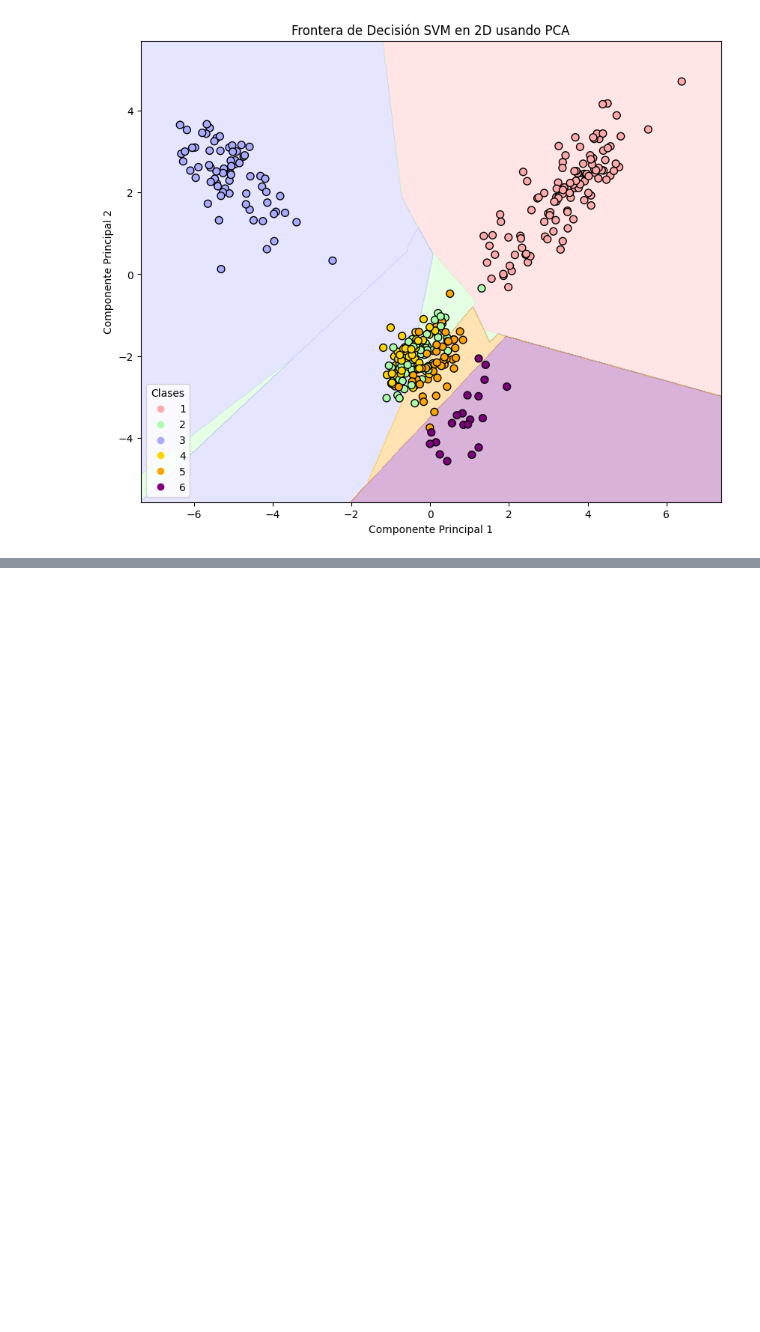
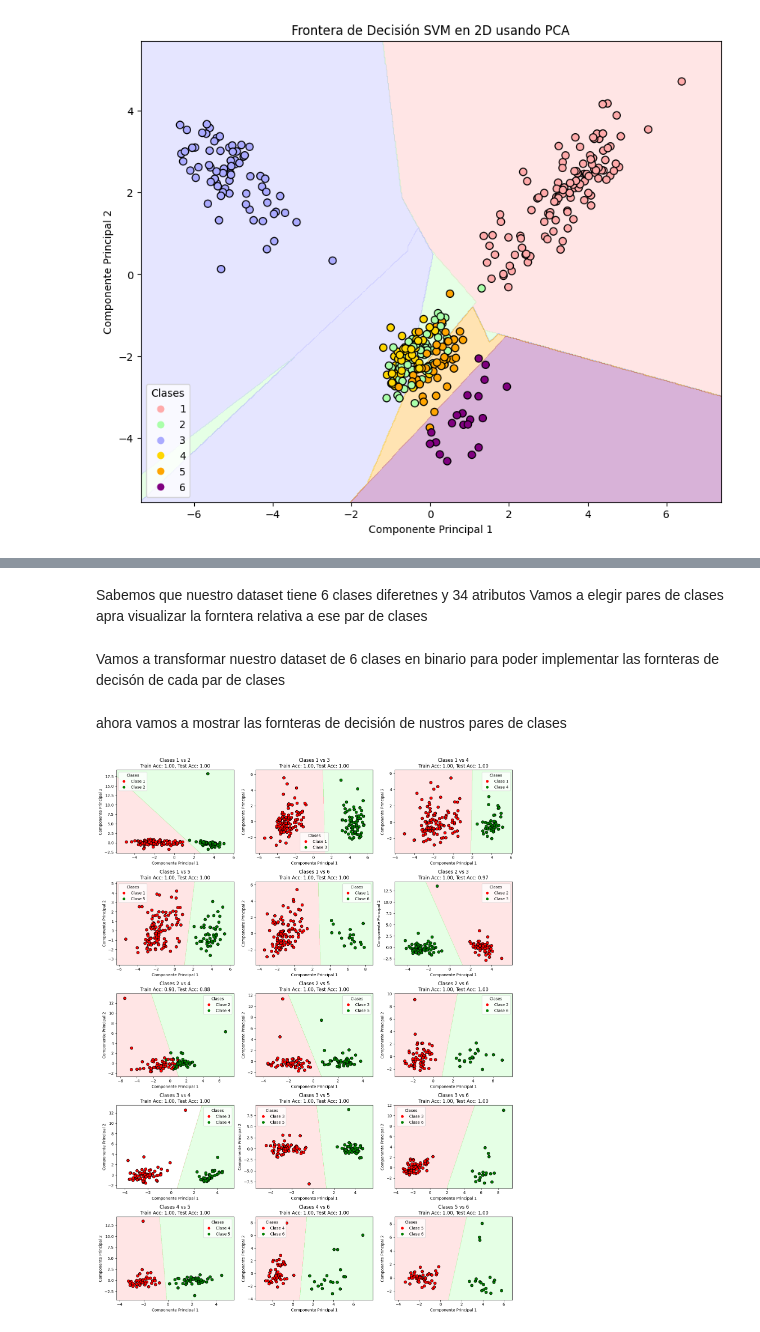
Before and after one commit to Urbii22/Sistemas-Inteligentes, a Jupyter notebook: Practica2_Reconocimiento_de_Patrones/Practica2-Clasificacion-Parte-II-VEstudiantes-Curso-2024-2025/DermatologyLoadingAndClassifOK-VEstudiantes.ipynb, the cells around one changed output, grey strips where cells are left out. Drawn from its saved outputs; the diff is of its cells as text; code cells hidden in the pictures; blank space fills up the shorter version.

```diff
--- a/Practica2_Reconocimiento_de_Patrones/Practica2-Clasificacion-Parte-II-VEstudiantes-Curso-2024-2025/DermatologyLoadingAndClassifOK-VEstudiantes.ipynb
+++ b/Practica2_Reconocimiento_de_Patrones/Practica2-Clasificacion-Parte-II-VEstudiantes-Curso-2024-2025/DermatologyLoadingAndClassifOK-VEstudiantes.ipynb
@@ -748,0 +866,5 @@ Precisión en prueba: 1.00
+# %% [markdown]
+Sabemos que nuestro dataset tiene 6 clases diferetnes y 34 atributos
+Vamos a elegir pares de clases apra visualizar la forntera relativa a ese par de clases
+# %% [markdown]
+Vamos a transformar nuestro dataset de 6 clases en binario para poder implementar las fornteras de decisón de cada par de clases
@@ -748,0 +961,40 @@ Precisión en prueba: 1.00
+# %% [markdown]
+ahora vamos a mostrar las fornteras de decisión de nustros pares de clases
+# %%
+from itertools import combinations
+
+# Paso 1: Definir los pares de clases que deseas visualizar
+clases = sorted(df['label'].unique())
+pares_de_clases = list(combinations(clases, 2))
+
+
+# Paso 2: Definir las columnas de características
+caract_cols_binario = [col for col in df.columns if col != 'label']
+
+# Paso 3: Configurar el número de subplots
+num_pares = len(pares_de_clases)
+num_columnas = 3  # Ajusta según tus preferencias
+num_filas = math.ceil(num_pares / num_columnas)
+
+# Paso 4: Crear la figura con subplots
+fig, axes = plt.subplots(num_filas, num_columnas, figsize=(5*num_columnas, 4*num_filas))
+axes = axes.flatten()  # Aplanar para facilitar la iteración
+
+# Paso 5: Iterar sobre cada par de clases y graficar
+for idx, (clase_a, clase_b) in enumerate(pares_de_clases):
+    ax = axes[idx] if idx < len(axes) else None  # Verificar que no exceda
+    if ax is not None:
+        ax, acc_train, acc_test = plot_svm_decision_boundary(df, clase_a, clase_b, caract_cols_binario, ax=ax)
+        # Opcional: Mostrar las precisiones en el título
+        ax.set_title(f'Clases {clase_a} vs {clase_b}\nTrain Acc: {acc_train:.2f}, Test Acc: {acc_test:.2f}')
+    else:
+        print(f"No hay suficiente espacio para el par {clase_a} vs {clase_b}")
+
+# Paso 6: Eliminar subplots vacíos si los hay
+for idx in range(len(pares_de_clases), len(axes)):
+    fig.delaxes(axes[idx])
+
+plt.tight_layout()
+plt.show()
+# %% [output]
+[figure, added]
```
Also changed, not shown: parts of 14 cells of this notebook.
